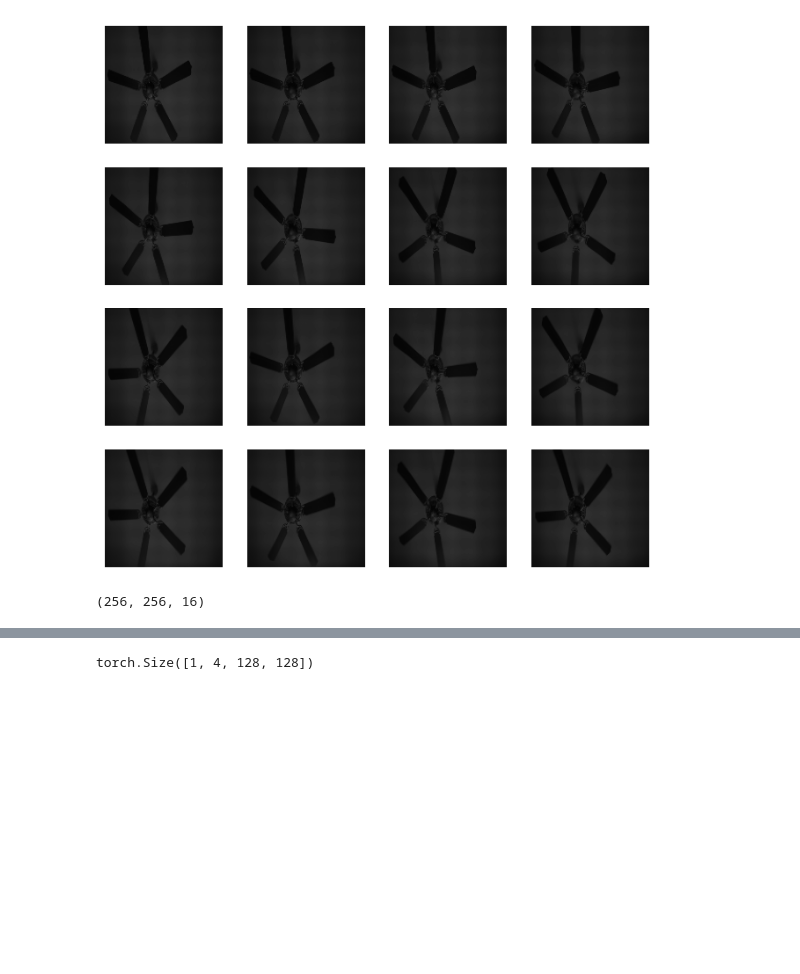
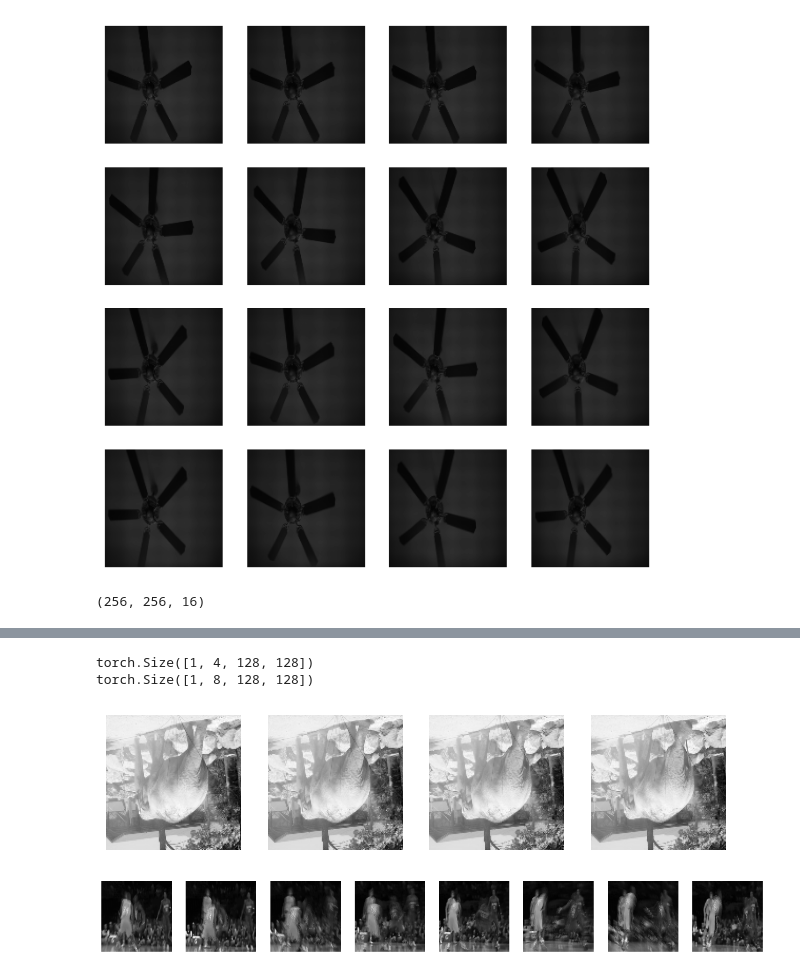
Before and after one commit to dsaragih/STFormer, a Jupyter notebook: testing.ipynb, the cells around one changed output, grey strips where cells are left out. Drawn from its saved outputs; the diff is of its cells as text; code cells hidden in the pictures; blank space fills up the shorter version.

Commit message:
2x2 and 4x4 masks training run

```diff
--- a/testing.ipynb
+++ b/testing.ipynb
@@ -42,11 +42,3 @@ for i in range(8):
 plt.show()
 # %% [output]
 [figure]
-# %%
-sim_dir = "./test_datasets/simulation"
-
-# Open kobe_cacti.mat
-kobe_cacti = scio.loadmat(f"{sim_dir}/drop8_cacti.mat")
-kobe_mask = kobe_cacti["mask"]
-kobe_meas = kobe_cacti["meas"]
-kobe_orig = kobe_cacti["orig"]
@@ -60,0 +45,19 @@ print(kobe_orig.shape)
+# %%
+sim_dir = "./test_datasets/simulation"
+
+pic = scio.loadmat(f"{sim_dir}/crash32_cacti.mat")
+if "orig" in pic:
+    pic = pic['orig']
+elif "patch_save" in pic:
+    pic = pic['patch_save']
+elif "p1" in pic:
+    pic = pic['p1']
+elif "p2" in pic:
+    pic = pic['p2']
+elif "p3" in pic:
+    pic = pic['p3']
+pic = pic / 255
+# 256 x 256 x 32
+# -> 32 x 256 x 256
+pic = np.transpose(pic, [2, 0, 1])
+print(pic.shape)
@@ -61,3 +66,7 @@ print(kobe_orig.shape)
+# %%
+# Save png images
+for i in range(32):
+    plt.imsave(f"/u8/d/dsaragih/diffusion-posterior-sampling/data/cacti/00001/crash32_cacti_{str(i).zfill(5)}.png", pic[i], cmap="gray")
 # %%
 vid_dir = "./test_datasets/simulation/00001"
 # Consists of frame_00000.png, ..., frame_00015.png
@@ -111,5 +123,25 @@ train_data_loader = DataLoader(dataset=train_data,
-# %%
-shape = next(iter(train_data_loader))[0].shape
-shape
-# %% [output]
-torch.Size([1, 4, 128, 128])
+# %%
+train_sample = next(iter(train_data_loader))[0]
+print(train_sample.shape)
+test_data_loader = DataLoader(test_data,1,shuffle=False,num_workers=4)
+test_sample = next(iter(test_data_loader))[0]
+print(test_sample.shape)
+# %% [output]
+torch.Size([1, 4, 128, 128])
+torch.Size([1, 8, 128, 128])
+# %%
+# Plot train_sample
+fig, axs = plt.subplots(1, 4, figsize=(8, 2))
+for i in range(4):
+    axs[i].imshow(train_sample[0, i], cmap="gray")
+    axs[i].axis("off")
+# %% [output]
+[figure, added]
+# %%
+# Plot test_sample
+fig, axs = plt.subplots(1, 8, figsize=(16, 2))
+for i in range(8):
+    axs[i].imshow(test_sample[0, i], cmap="gray")
+    axs[i].axis("off")
+# %% [output]
+[figure, added]
```
Also changed, not shown: parts of 3 cells of this notebook, 12 other files.
